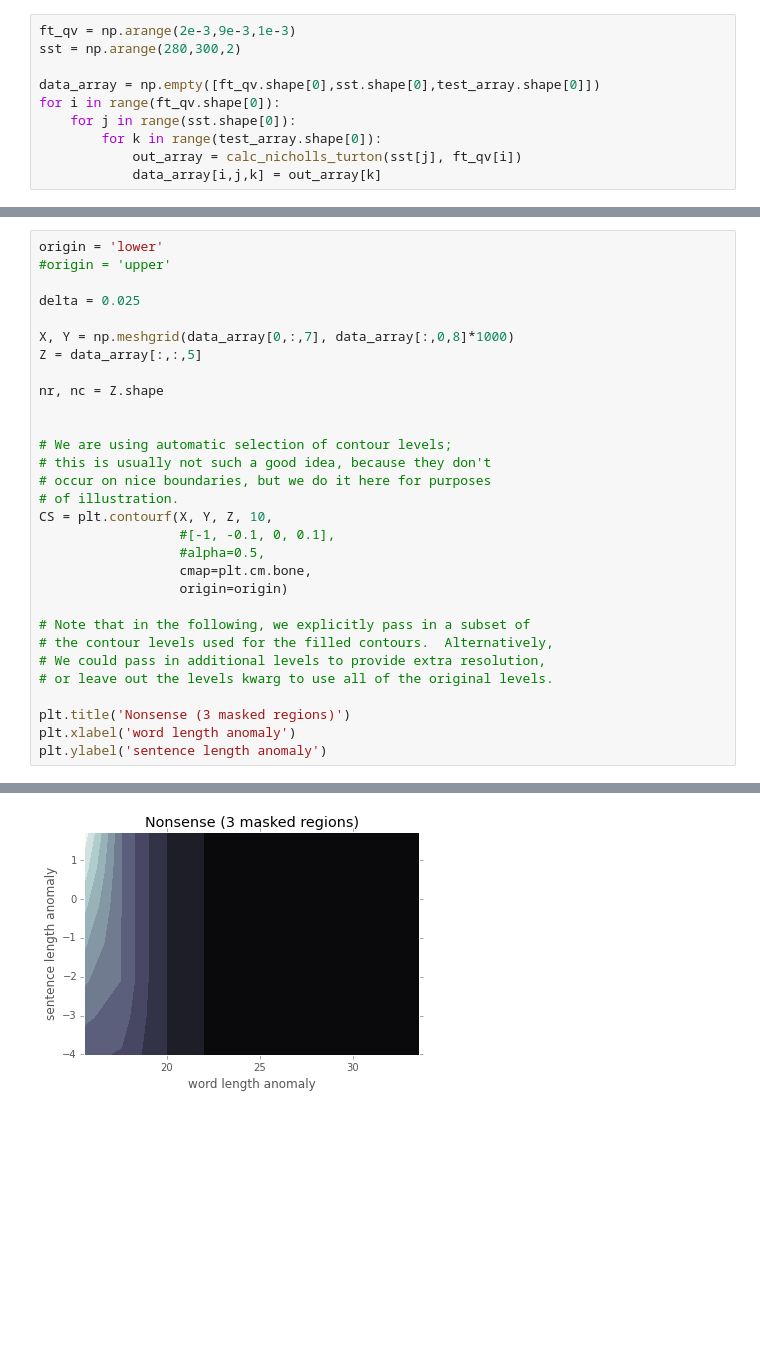
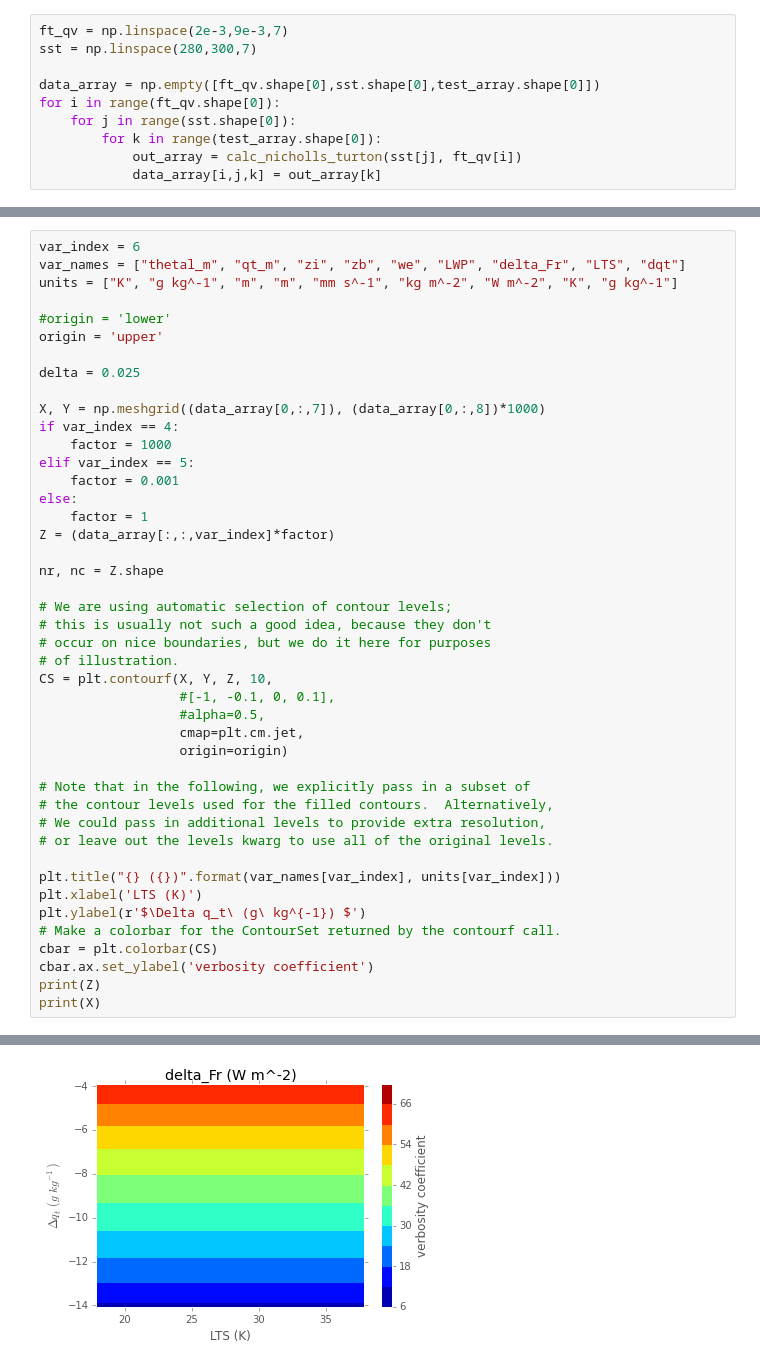
Before and after one commit to tc637/atsc500, a Jupyter notebook: notebooks/cloudy_ml_tim.ipynb, the cells around one changed output, grey strips where cells are left out. Drawn from its saved outputs; the diff is of its cells as text; blank space fills up the shorter version.

```diff
--- a/notebooks/cloudy_ml_tim.ipynb
+++ b/notebooks/cloudy_ml_tim.ipynb
@@ -237,6 +191,6 @@ print(test_array)
 # %%
-ft_qv = np.arange(2e-3,9e-3,1e-3)
-sst = np.arange(280,300,2)
+ft_qv = np.linspace(2e-3,9e-3,7)
+sst = np.linspace(280,300,7)
 
 data_array = np.empty([ft_qv.shape[0],sst.shape[0],test_array.shape[0]])
 for i in range(ft_qv.shape[0]):
@@ -260,14 +214,23 @@ ax1.set_ylabel(r"$\Delta F_R\ (W\ m^{-2})$")
 # %%
-origin = 'lower'
-#origin = 'upper'
+var_index = 6
+var_names = ["thetal_m", "qt_m", "zi", "zb", "we", "LWP", "delta_Fr", "LTS", "dqt"]
+units = ["K", "g kg^-1", "m", "m", "mm s^-1", "kg m^-2", "W m^-2", "K", "g kg^-1"]
+
+#origin = 'lower'
+origin = 'upper'
 
 delta = 0.025
 
-X, Y = np.meshgrid(data_array[0,:,7], data_array[:,0,8]*1000)
-Z = data_array[:,:,5]
+X, Y = np.meshgrid((data_array[0,:,7]), (data_array[0,:,8])*1000)
+if var_index == 4:
+    factor = 1000
+elif var_index == 5:
+    factor = 0.001
+else:
+    factor = 1
+Z = (data_array[:,:,var_index]*factor)
 
 nr, nc = Z.shape
-
 
 # We are using automatic selection of contour levels;
 # this is usually not such a good idea, because they don't
@@ -276,7 +239,7 @@ nr, nc = Z.shape
 CS = plt.contourf(X, Y, Z, 10,
                   #[-1, -0.1, 0, 0.1],
                   #alpha=0.5,
-                  cmap=plt.cm.bone,
+                  cmap=plt.cm.jet,
                   origin=origin)
 
 # Note that in the following, we explicitly pass in a subset of
@@ -284,7 +247,12 @@ CS = plt.contourf(X, Y, Z, 10,
 # We could pass in additional levels to provide extra resolution,
 # or leave out the levels kwarg to use all of the original levels.
 
-plt.title('Nonsense (3 masked regions)')
-plt.xlabel('word length anomaly')
-plt.ylabel('sentence length anomaly')
+plt.title("{} ({})".format(var_names[var_index], units[var_index]))
+plt.xlabel('LTS (K)')
+plt.ylabel(r'$\Delta q_t\ (g\ kg^{-1}) $')
+# Make a colorbar for the ContourSet returned by the contourf call.
+cbar = plt.colorbar(CS)
+cbar.ax.set_ylabel('verbosity coefficient')
+print(Z)
+print(X)
 # %% [output]
@@ -292 +276 @@ plt.ylabel('sentence length anomaly')
-[figure, old version]
+[figure, new version]
```
Also changed, not shown: parts of 4 cells of this notebook, 1 other file.
